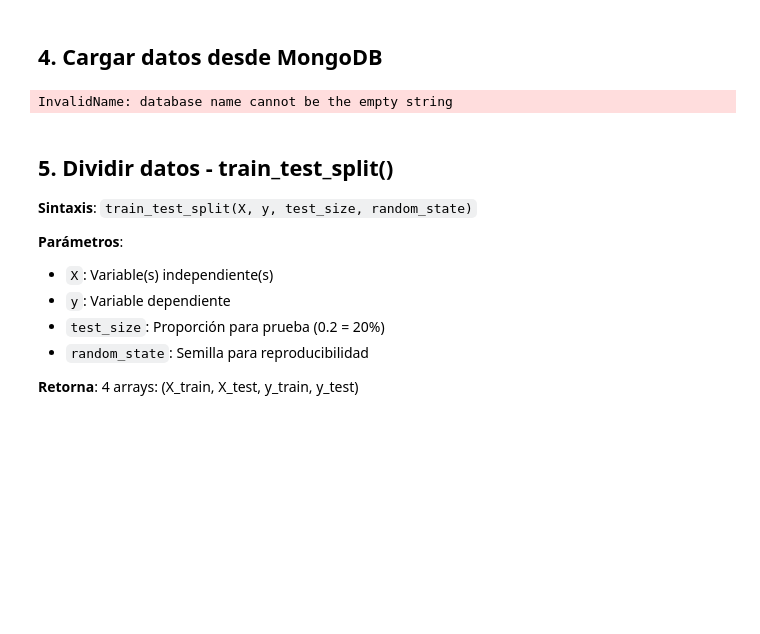
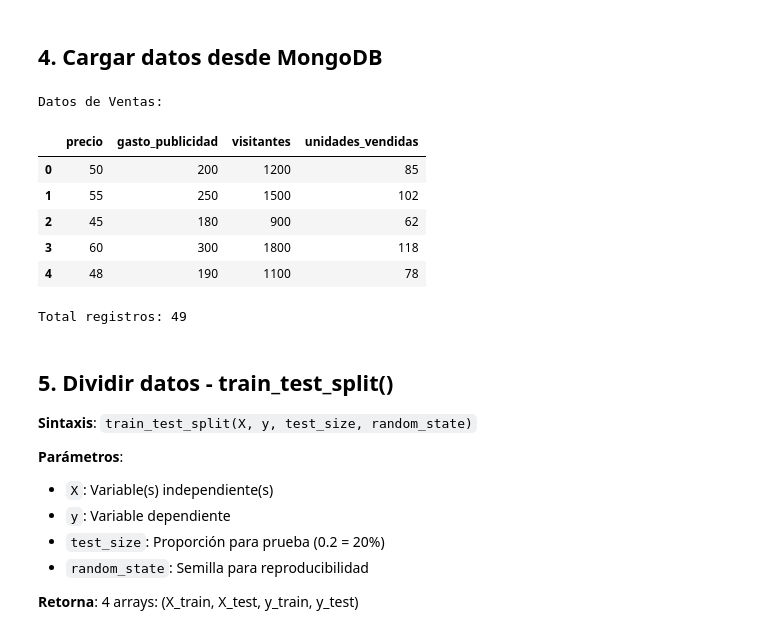
Before and after one commit to ArturLazurenko/CienciaDeDatos, a Jupyter notebook: Semana 4/Archivos/EjercicioMongo.ipynb, the cells around one changed output. Cells and saved outputs as stored; diff of their text form; code cells hidden in the pictures; blank space fills up the shorter version.

```diff
--- a/Semana 4/Archivos/EjercicioMongo.ipynb
+++ b/Semana 4/Archivos/EjercicioMongo.ipynb
@@ -122,28 +122,39 @@ La **regresión lineal simple** modela la relación entre dos variables:
 # %%
 from pymongo import MongoClient
 import pandas as pd
 
 # Conectar a MongoDB
 client = MongoClient('mongodb://localhost:27017/')
 db = client['empresas'] # Colocar aquí tu base de datos
 coleccion = db['ventas'] # Coolocar aquí tu colección
 
 # Obtener todos los documentos: coleccion.find()
 # Sintaxis: coleccion.find(filtro, proyección)
 # - Sin filtro = todos los documentos
 # - returns cursor (convertir a lista con list())
 documentos = list(coleccion.find())
 client.close()
 
 # Convertir a DataFrame
+df = pd.DataFrame(documentos)
 
 
 # Eliminar campo _id de MongoDB
-
+if '_id' in df.columns:
+    df = df.drop('_id', axis=1)
 
 print("Datos de Ventas:")
+display(df.head())
+print(f"Total registros: {len(df)}")
 # %% [output]
-InvalidName: database name cannot be the empty string
+Datos de Ventas:
+|  | precio | gasto_publicidad | visitantes | unidades_vendidas |
+| 0 | 50 | 200 | 1200 | 85 |
+| 1 | 55 | 250 | 1500 | 102 |
+| 2 | 45 | 180 | 900 | 62 |
+| 3 | 60 | 300 | 1800 | 118 |
+| 4 | 48 | 190 | 1100 | 78 |
+Total registros: 49
 # %% [markdown]
 ## 5. Dividir datos - train_test_split()
 
```
Also changed, not shown: parts of 5 cells of this notebook.
